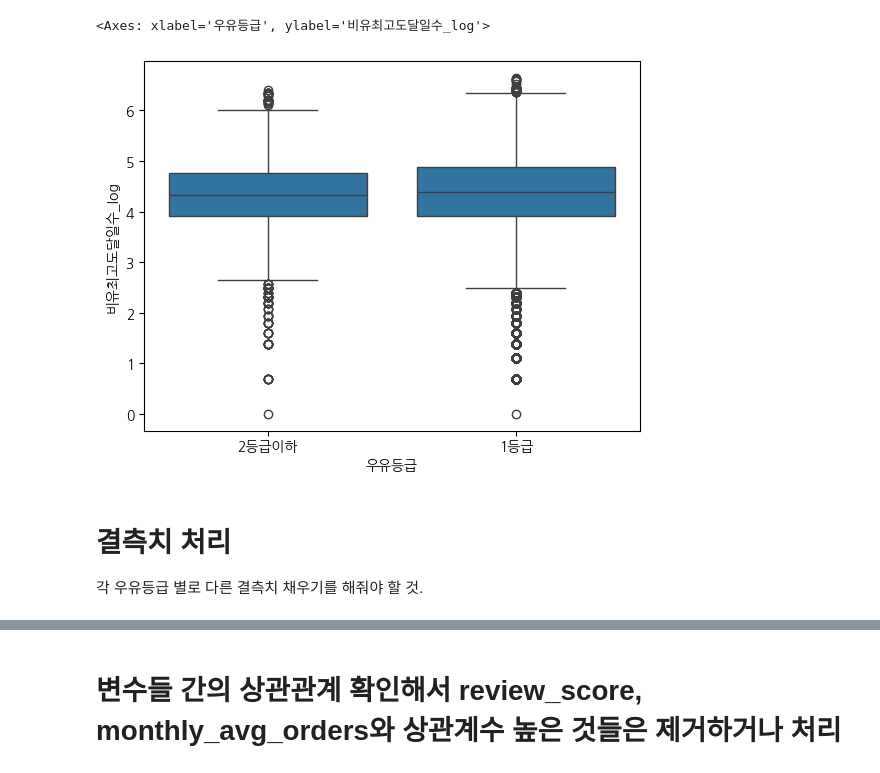
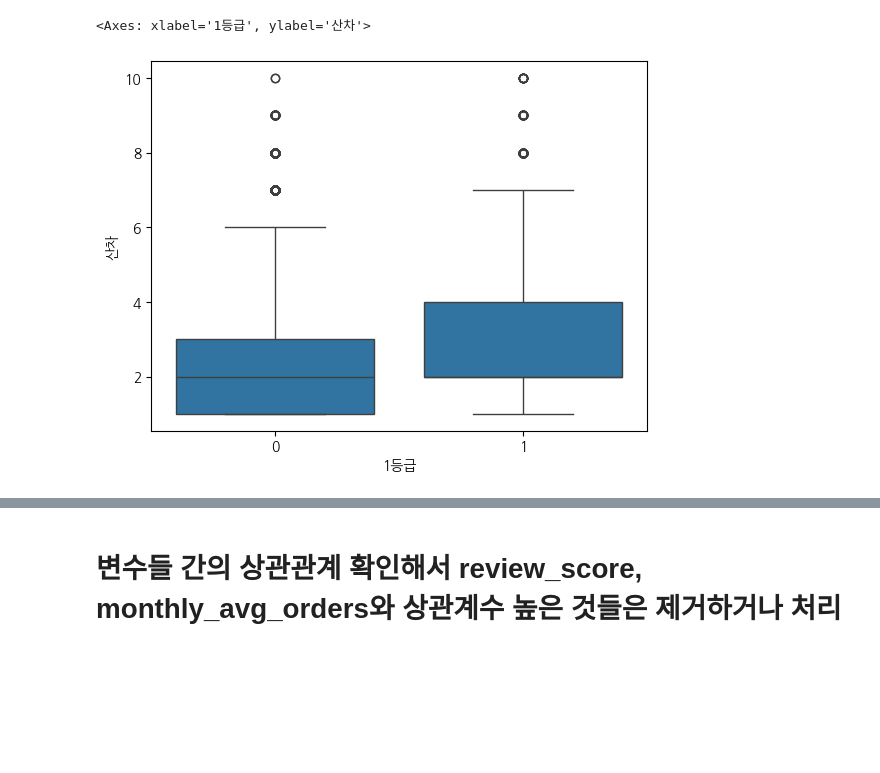
Before and after one commit to cye2020/Smart-Farm-Growth-Analytics, a Jupyter notebook: code/models/05_Classifier.ipynb, the cells around one changed output, grey strips where cells are left out. Drawn from its saved outputs; the diff is of its cells as text; code cells hidden in the pictures; blank space fills up the shorter version.

```diff
--- a/code/models/05_Classifier.ipynb
+++ b/code/models/05_Classifier.ipynb
@@ -38,7 +41,12 @@ mpl.rcParams['axes.unicode_minus'] = False
 # font_path = FONT_DIR / 'FREESENTATION-6SEMIBOLD.ttf'
 # prop = fm.FontProperties(fname=font_path)
 # %%
-df = pd.read_csv(DATA_DIR /'interim' / 'milk.csv')
+pandas_kwargs = {
+    'parse_dates': ['검정일자'],
+    'date_format': '%Y-%m-%d'
+}
+
+df: pd.DataFrame = pd.read_csv(DATA_DIR /'interim' / 'milk.csv', **pandas_kwargs)
 df.head()
 # %% [output]
 |  | 농장아이디 | 개체번호 | 검정일자 | 누적착유일(연계) | 유지방율 | 유단백 | 무지고형분 | 체세포수 | MUN | 305일유량 | ... | ... |
@@ -88,13 +96,16 @@ df.describe()
+# %%
+df['1등급'] = df['우유등급'].map({
+    '1등급': 0,
+    '2등급이하': 1
+})
 # %%
-cols = ['누적착유일연계', '전산차비유지속성', '현재산차비유지속성', '비유최고도달일수_log',
-'건유전마지막유량_log', '전산차건유전유량', '출생일자', '산차', '농후사료비(연계)',
+features = ['누적착유일(연계)', '전산차비유지속성', '현재산차비유지속성', '비유최고도달일수_log',
+'건유전마지막유량_log', '전산차건유전유량', '출생년도', '산차', '농후사료비(연계)',
 '농후사료급여량(연계)', '공태일수_log']
+
+target = '1등급'
 # %%
-sns.boxplot(df, x='우유등급', y='비유최고도달일수_log') # 우유등급별로 다른 결측치 처리를 해야겠음.
+sns.boxplot(df, x=target, y='산차') # 우유등급별로 다른 결측치 처리를 해야겠음.
 # %% [output]
-<Axes: xlabel='우유등급', ylabel='비유최고도달일수_log'>
+<Axes: xlabel='1등급', ylabel='산차'>
-[figure, old version]
+[figure, new version]
-# %% [markdown]
-# 결측치 처리
-
-각 우유등급 별로 다른 결측치 채우기를 해줘야 할 것.
```
Also changed, not shown: parts of 69 cells of this notebook, 2 other files.
